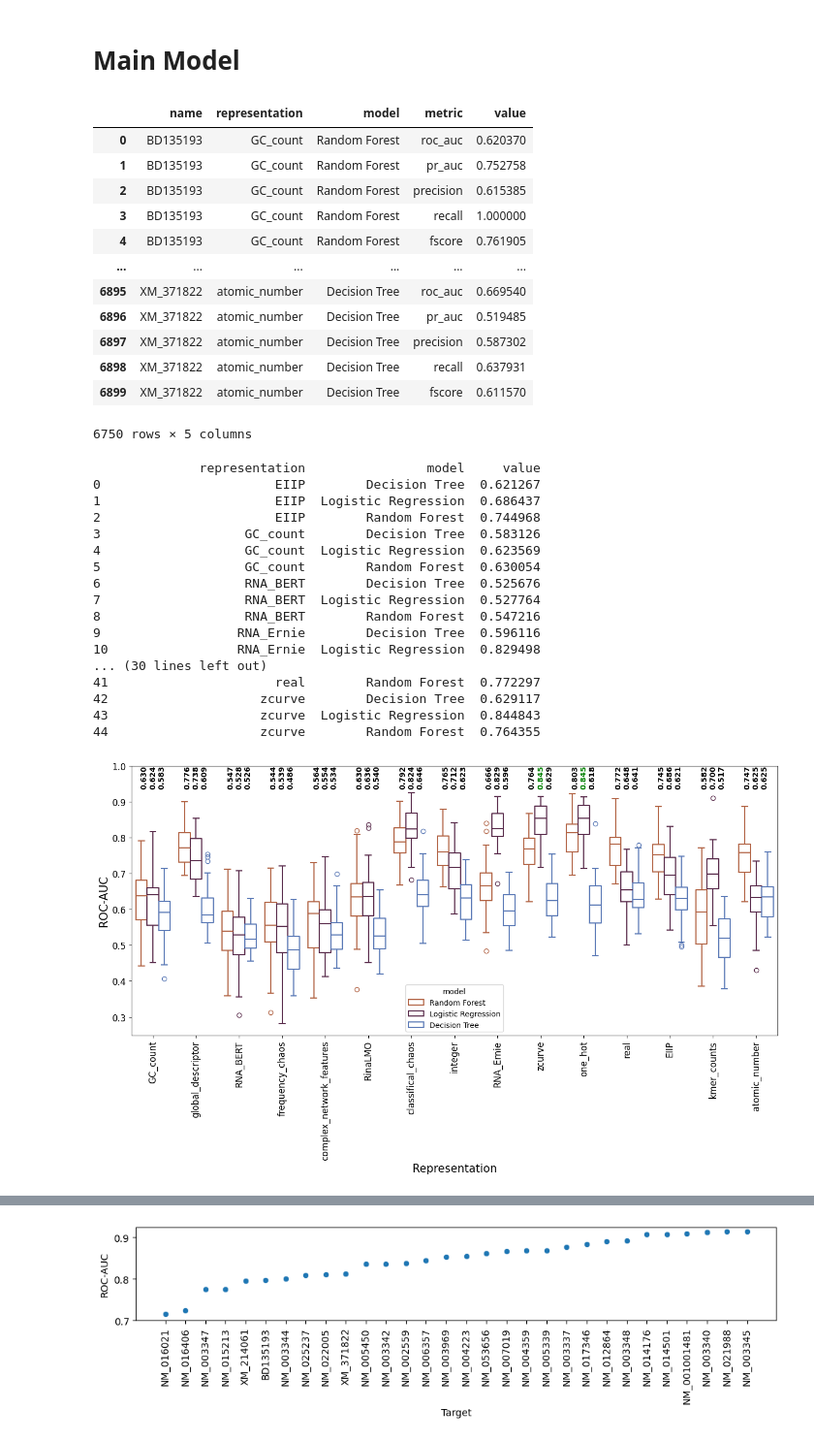
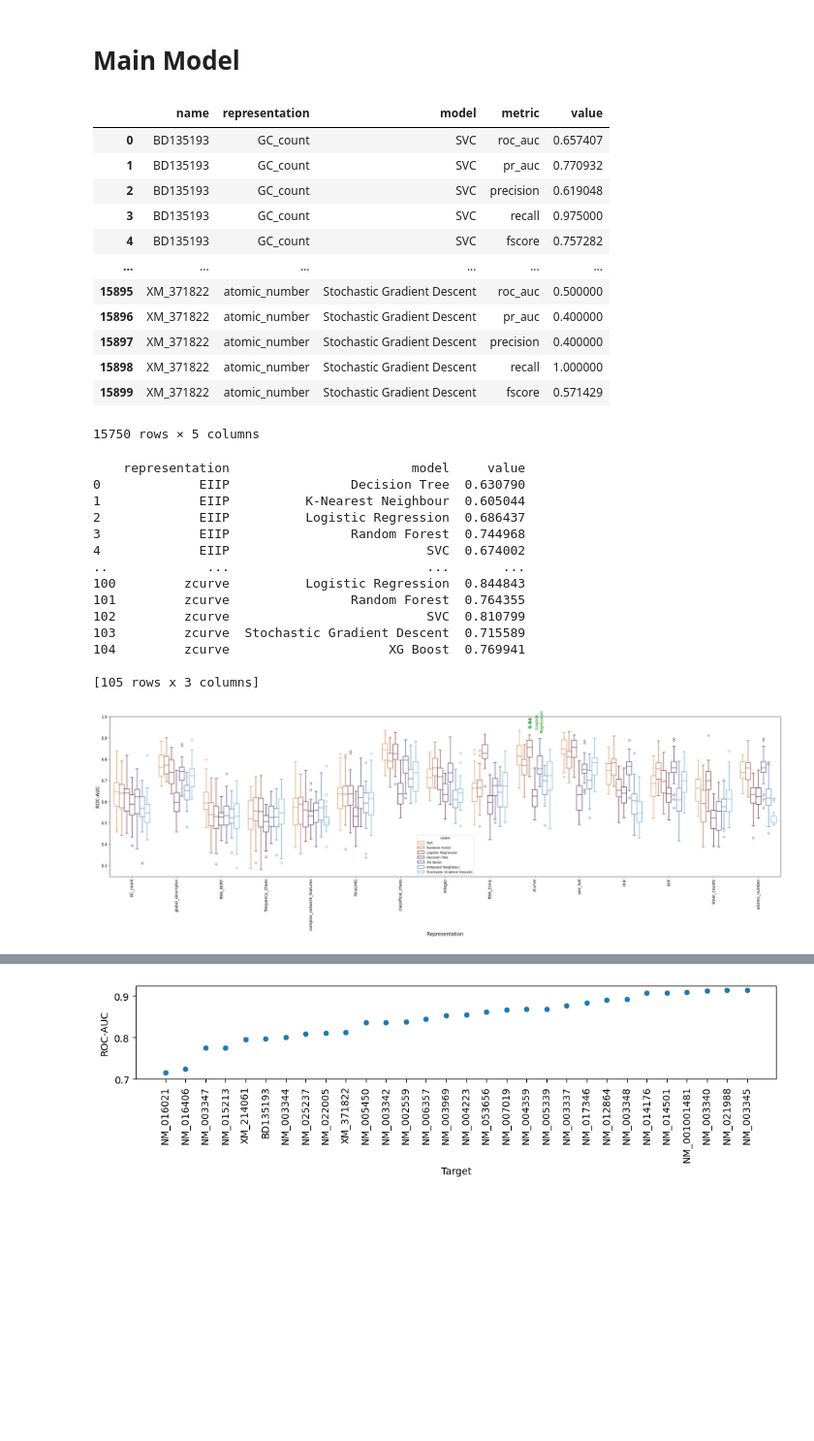
Before and after one commit to apkrfi/unMod-siRNA-Pred, a Jupyter notebook: Check_Performance.ipynb, the cells around one changed output, grey strips where cells are left out. Shown at 97% size. Drawn from its saved outputs; the diff is of its cells as text; code cells hidden in the pictures; blank space fills up the shorter version.

Commit message:
more models and significant tests

```diff
--- a/Check_Performance.ipynb
+++ b/Check_Performance.ipynb
@@ -42,66 +43,70 @@ df.drop(df[df['representation'] =='zcurve_repeat'].index, inplace=True)
 df['model']=df['model'].replace("RF", "Random Forest")
 df['model']=df['model'].replace("LGR", "Logistic Regression")
 df['model']=df['model'].replace("DT", "Decision Tree")
+df['model']=df['model'].replace("SGD", "Stochastic Gradient Descent")
+df['model']=df['model'].replace("KNN", "K-Nearest Neighbour")
+df['model']=df['model'].replace("XGB", "XG Boost")
+df['model']=df['model'].replace("SCV", "Support Vector Classifier")
 df
 # %% [output]
 |  | name | representation | model | metric | value |
-| 0 | BD135193 | GC_count | Random Forest | roc_auc | 0.620370 |
-| 1 | BD135193 | GC_count | Random Forest | pr_auc | 0.752758 |
-| 2 | BD135193 | GC_count | Random Forest | precision | 0.615385 |
-| 3 | BD135193 | GC_count | Random Forest | recall | 1.000000 |
-| 4 | BD135193 | GC_count | Random Forest | fscore | 0.761905 |
+| 0 | BD135193 | GC_count | SVC | roc_auc | 0.657407 |
+| 1 | BD135193 | GC_count | SVC | pr_auc | 0.770932 |
+| 2 | BD135193 | GC_count | SVC | precision | 0.619048 |
+| 3 | BD135193 | GC_count | SVC | recall | 0.975000 |
+| 4 | BD135193 | GC_count | SVC | fscore | 0.757282 |
 | ... | ... | ... | ... | ... | ... |
-| 6895 | XM_371822 | atomic_number | Decision Tree | roc_auc | 0.669540 |
-| 6896 | XM_371822 | atomic_number | Decision Tree | pr_auc | 0.519485 |
-| 6897 | XM_371822 | atomic_number | Decision Tree | precision | 0.587302 |
-| 6898 | XM_371822 | atomic_number | Decision Tree | recall | 0.637931 |
-| 6899 | XM_371822 | atomic_number | Decision Tree | fscore | 0.611570 |
+| 15895 | XM_371822 | atomic_number | Stochastic Gradient Descent | roc_auc | 0.500000 |
+| 15896 | XM_371822 | atomic_number | Stochastic Gradient Descent | pr_auc | 0.400000 |
+| 15897 | XM_371822 | atomic_number | Stochastic Gradient Descent | precision | 0.400000 |
+| 15898 | XM_371822 | atomic_number | Stochastic Gradient Descent | recall | 1.000000 |
+| 15899 | XM_371822 | atomic_number | Stochastic Gradient Descent | fscore | 0.571429 |
-6750 rows × 5 columns
+15750 rows × 5 columns
 # %%
 df_auc = df[df["metric"] == "roc_auc"]
 
-plt.figure(figsize=(13,8))
+plt.figure(figsize=(30,10))
 sns.boxplot(x="representation", y="value", data=df_auc, hue='model', palette='managua',fill=False)
 plt.ylabel("ROC-AUC",size=15)
 plt.xlabel("Representation",size=15)
 plt.ylim(top=1)
 plt.xticks(rotation=90,size=12)
 plt.yticks(size=12)
 box_positions={}
 avg_vals = df_auc.groupby(["representation", "model"])["value"].mean().reset_index()
 y_max = df_auc["value"].max()
 # Get positions of the boxes
 models = df_auc["model"].unique()
 for i, rep in enumerate(df_auc["representation"].unique()):
     for j, model in enumerate(models):
-        box_positions[(rep, model)] = i + (j - (len(models)-1)/2) * 0.2  # adjust for hue width
+        box_positions[(rep, model)] = i + (j - (len(models)-1)/2) * 0.1  # adjust for hue width
 
-max_val = round(avg_vals["value"].max(), 3)
+max_val = round(avg_vals["value"].max(), 5)
 # Annotate means at the top (same height for all)
 print(avg_vals)
 for _, row in avg_vals.iterrows():
     pos = box_positions[(row["representation"], row["model"])]
-    color = "green" if round(row["value"],3) == max_val else "black"
-    plt.text(pos, y_max + 0.01, f"{row['value']:.3f}",
-             ha='center', va='bottom', fontsize=10, fontweight="bold", color=color, rotation=90)
+    if round(row["value"],5) == max_val:
+        plt.text(pos, y_max + 0.01, f"{row['value']:.2f}",
+                 ha='center', va='bottom', fontsize=14, fontweight="bold", color='green', rotation=90)
+        model_high= "\n".join(textwrap.wrap(row['model'], width=10))
+        plt.text(pos+0.2, y_max - 0.01, f"({model_high})",
+                 ha='center', va='bottom', fontsize=12, color='green', rotation=90)
 plt.tight_layout()
 plt.savefig('ROC-AUC.png',dpi=300)
 # %% [output]
-              representation                model     value
-0                       EIIP        Decision Tree  0.621267
-1                       EIIP  Logistic Regression  0.686437
-2                       EIIP        Random Forest  0.744968
-3                   GC_count        Decision Tree  0.583126
-4                   GC_count  Logistic Regression  0.623569
-5                   GC_count        Random Forest  0.630054
-6                   RNA_BERT        Decision Tree  0.525676
-7                   RNA_BERT  Logistic Regression  0.527764
-8                   RNA_BERT        Random Forest  0.547216
-9                  RNA_Ernie        Decision Tree  0.596116
-10                 RNA_Ernie  Logistic Regression  0.829498
-... (30 lines left out)
-41                      real        Random Forest  0.772297
-42                    zcurve        Decision Tree  0.629117
-43                    zcurve  Logistic Regression  0.844843
-44                    zcurve        Random Forest  0.764355
+    representation                        model     value
+0             EIIP                Decision Tree  0.630790
+1             EIIP          K-Nearest Neighbour  0.605044
+2             EIIP          Logistic Regression  0.686437
+3             EIIP                Random Forest  0.744968
+4             EIIP                          SVC  0.674002
+..             ...                          ...       ...
+100         zcurve          Logistic Regression  0.844843
+101         zcurve                Random Forest  0.764355
+102         zcurve                          SVC  0.810799
+103         zcurve  Stochastic Gradient Descent  0.715589
+104         zcurve                     XG Boost  0.769941
+
+[105 rows x 3 columns]
-[figure, old version]
+[figure, new version]
```
Also changed, not shown: parts of 9 cells of this notebook, 23 other files.
